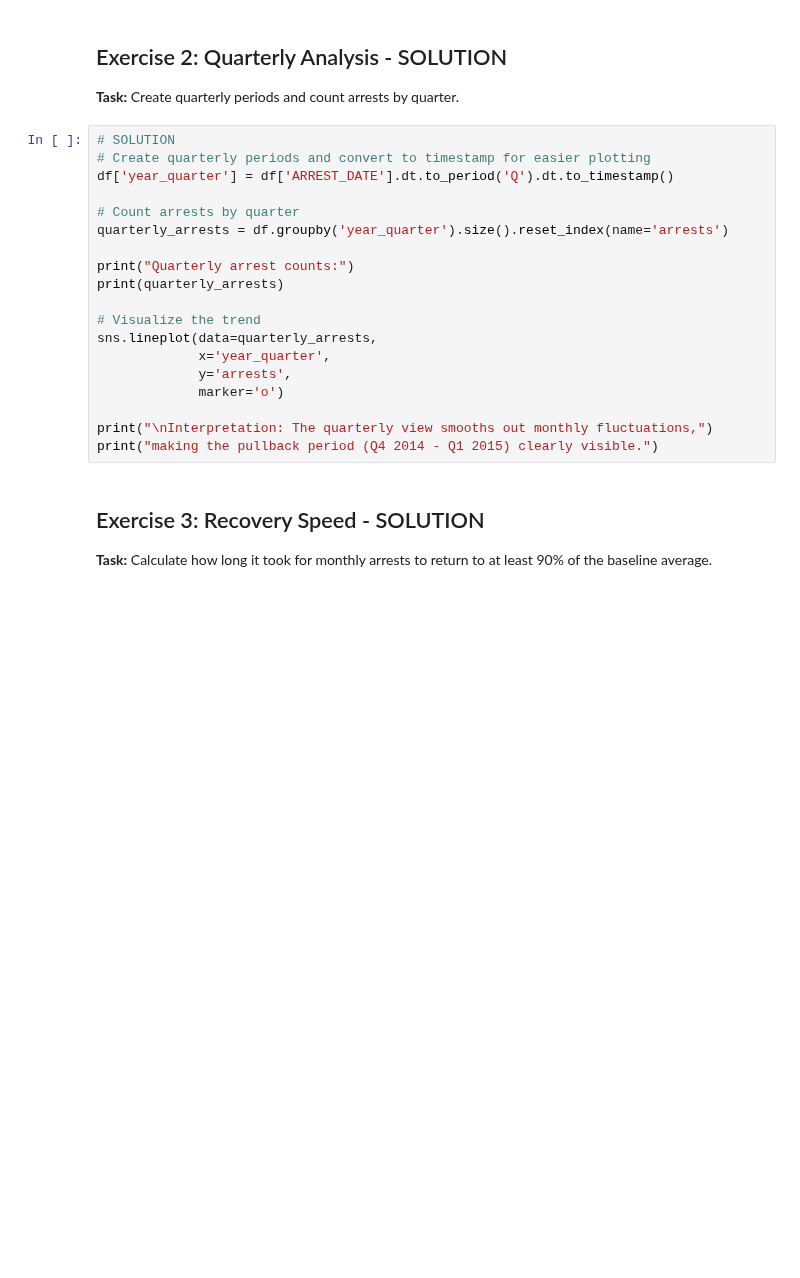
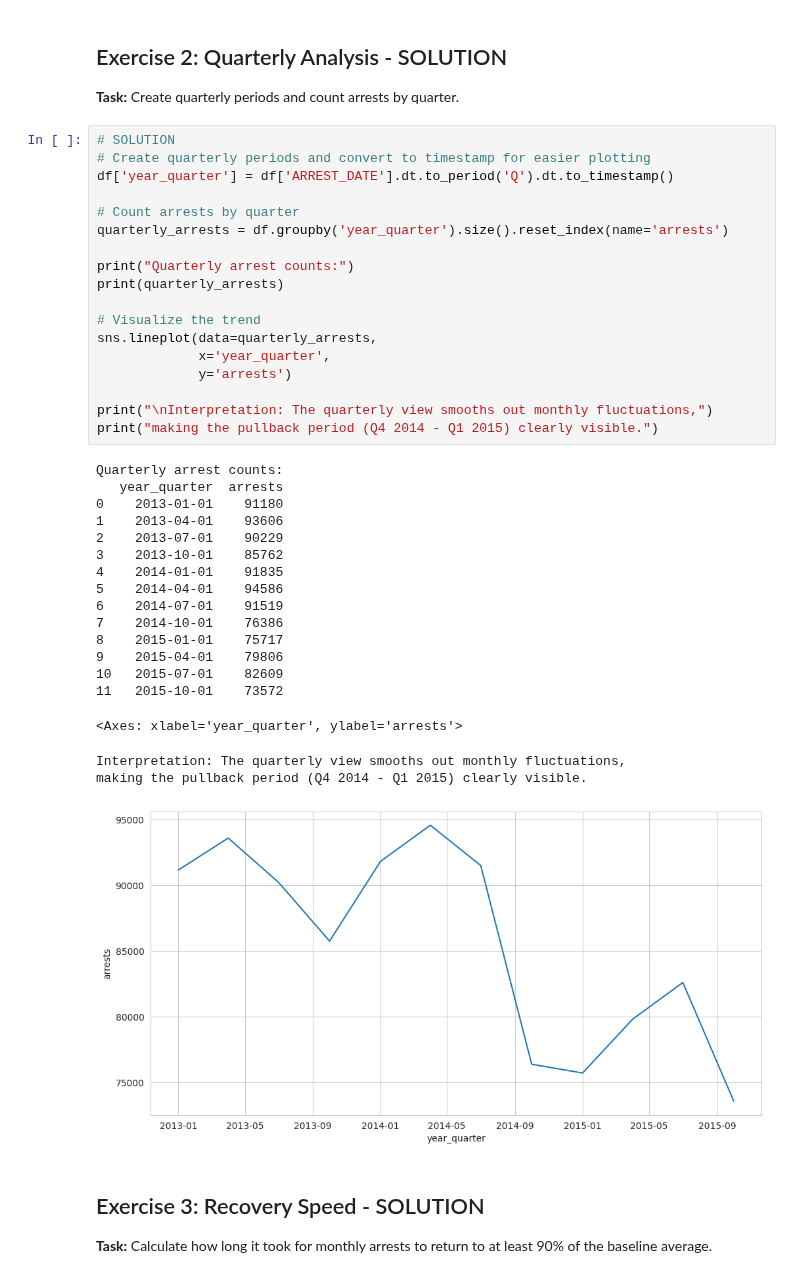
Before and after one commit to zjelveh/zjelveh.github.io, a Jupyter notebook: files/cfc/8_datetime_operations_solutions.ipynb, the cells around one changed output. Drawn from its saved outputs; the diff is of its cells as text; blank space fills up the shorter version.

```diff
--- a/files/cfc/8_datetime_operations_solutions.ipynb
+++ b/files/cfc/8_datetime_operations_solutions.ipynb
@@ -740,22 +1014,40 @@ print("the pullback, but the relative ordering (which days are busiest) stayed s
 # %%
 # SOLUTION
 # Create quarterly periods and convert to timestamp for easier plotting
 df['year_quarter'] = df['ARREST_DATE'].dt.to_period('Q').dt.to_timestamp()
 
 # Count arrests by quarter
 quarterly_arrests = df.groupby('year_quarter').size().reset_index(name='arrests')
 
 print("Quarterly arrest counts:")
 print(quarterly_arrests)
 
 # Visualize the trend
 sns.lineplot(data=quarterly_arrests,
              x='year_quarter',
-             y='arrests',
-             marker='o')
+             y='arrests')
 
 print("\nInterpretation: The quarterly view smooths out monthly fluctuations,")
 print("making the pullback period (Q4 2014 - Q1 2015) clearly visible.")
+# %% [output]
+Quarterly arrest counts:
+   year_quarter  arrests
+0    2013-01-01    91180
+1    2013-04-01    93606
+2    2013-07-01    90229
+3    2013-10-01    85762
+4    2014-01-01    91835
+5    2014-04-01    94586
+6    2014-07-01    91519
+7    2014-10-01    76386
+8    2015-01-01    75717
+9    2015-04-01    79806
+10   2015-07-01    82609
+11   2015-10-01    73572
+<Axes: xlabel='year_quarter', ylabel='arrests'>
+Interpretation: The quarterly view smooths out monthly fluctuations,
+making the pullback period (Q4 2014 - Q1 2015) clearly visible.
+[figure, added]
 # %% [markdown]
 ## Exercise 3: Recovery Speed - SOLUTION
 
```
Also changed, not shown: parts of 37 cells of this notebook, 2 other files.
